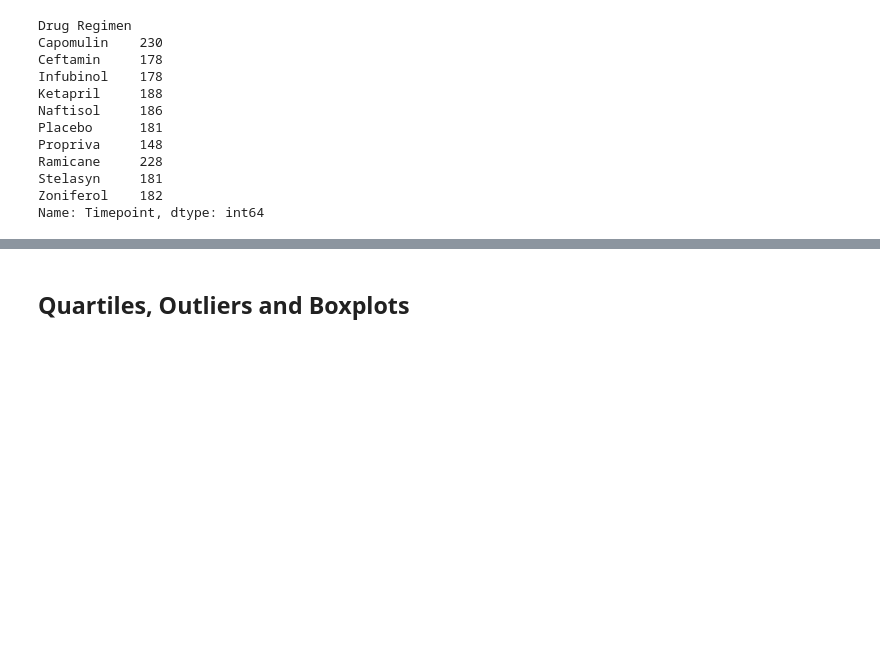
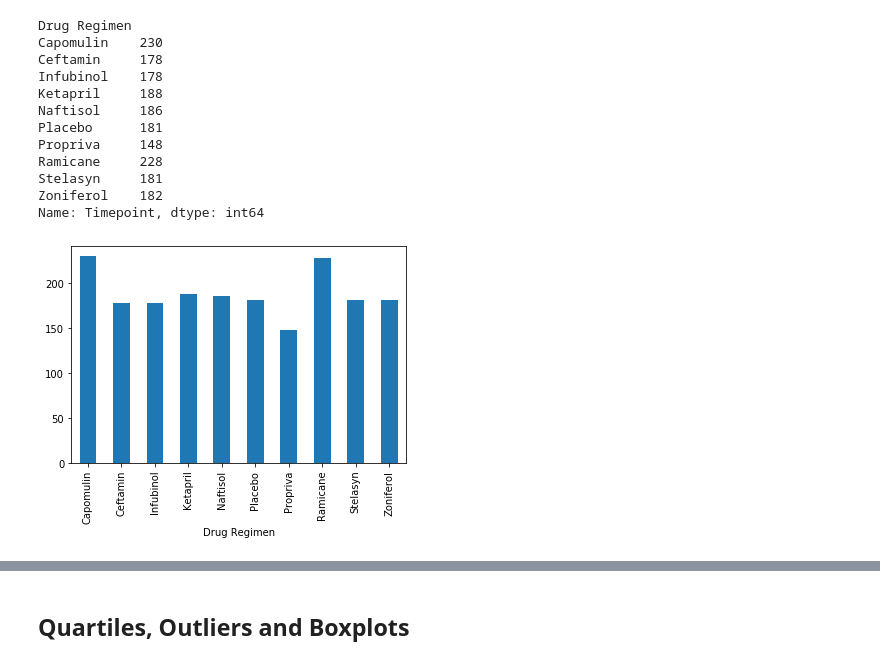
Before and after one commit to abednarz210/Matplotlib, a Jupyter notebook: pymaceuticals_starter .ipynb, the cells around one changed output, grey strips where cells are left out. Cells and saved outputs as stored; diff of their text form; code cells hidden in the pictures; blank space fills up the shorter version.

Commit message:
"graphs"

```diff
--- a/pymaceuticals_starter .ipynb
+++ b/pymaceuticals_starter .ipynb
@@ -169,3 +165,11 @@ Ramicane     228
 Stelasyn     181
 Zoniferol    182
 Name: Timepoint, dtype: int64
+# %%
+mouse_tp = mouse_tp.plot(kind='bar')
+
+pandas_bar = cur_mouse
+x_axis = np.arange(len(pandas_bar))
+tick_locations = [value for value in x_axis]
+# %% [output]
+[figure, added]
```
Also changed, not shown: parts of 4 cells of this notebook.
